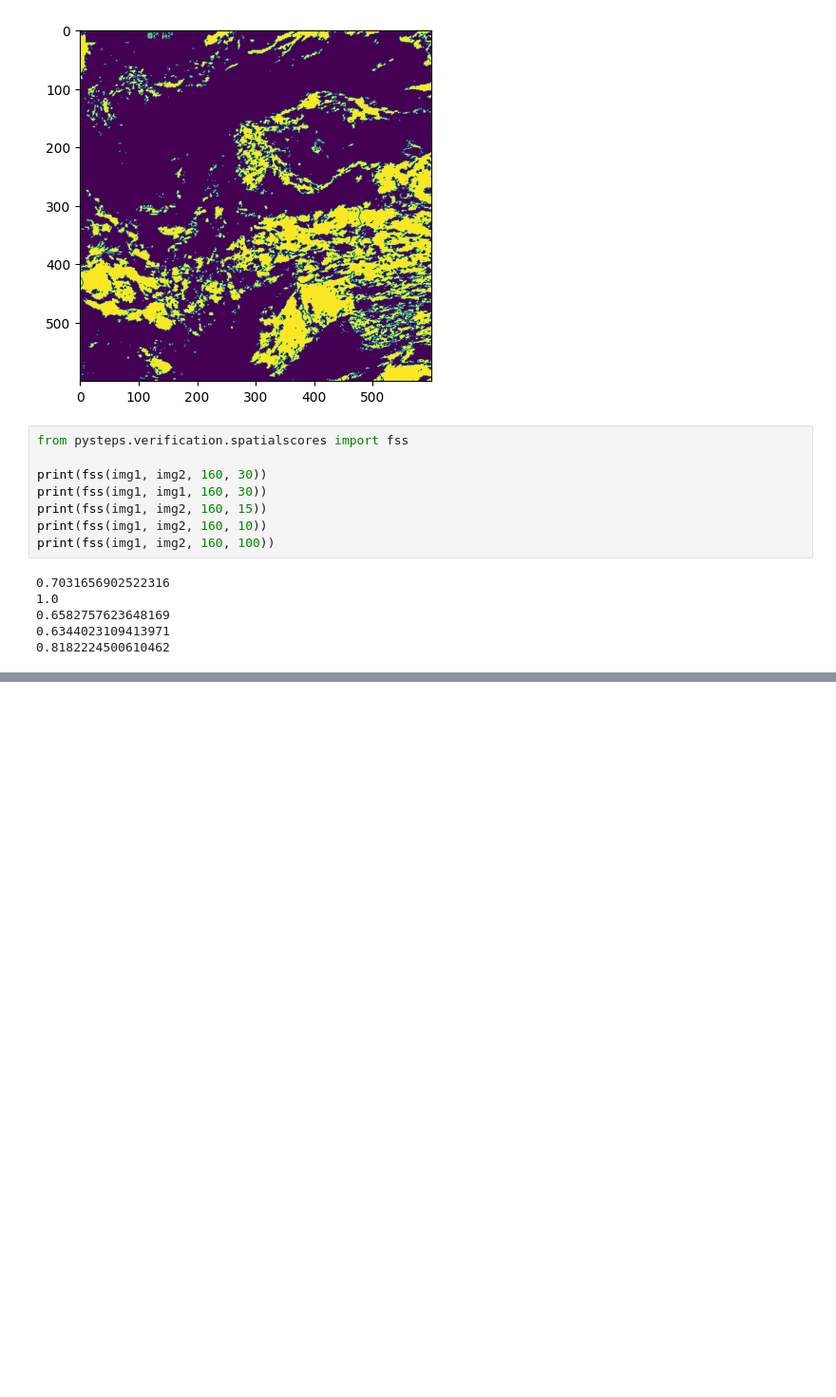
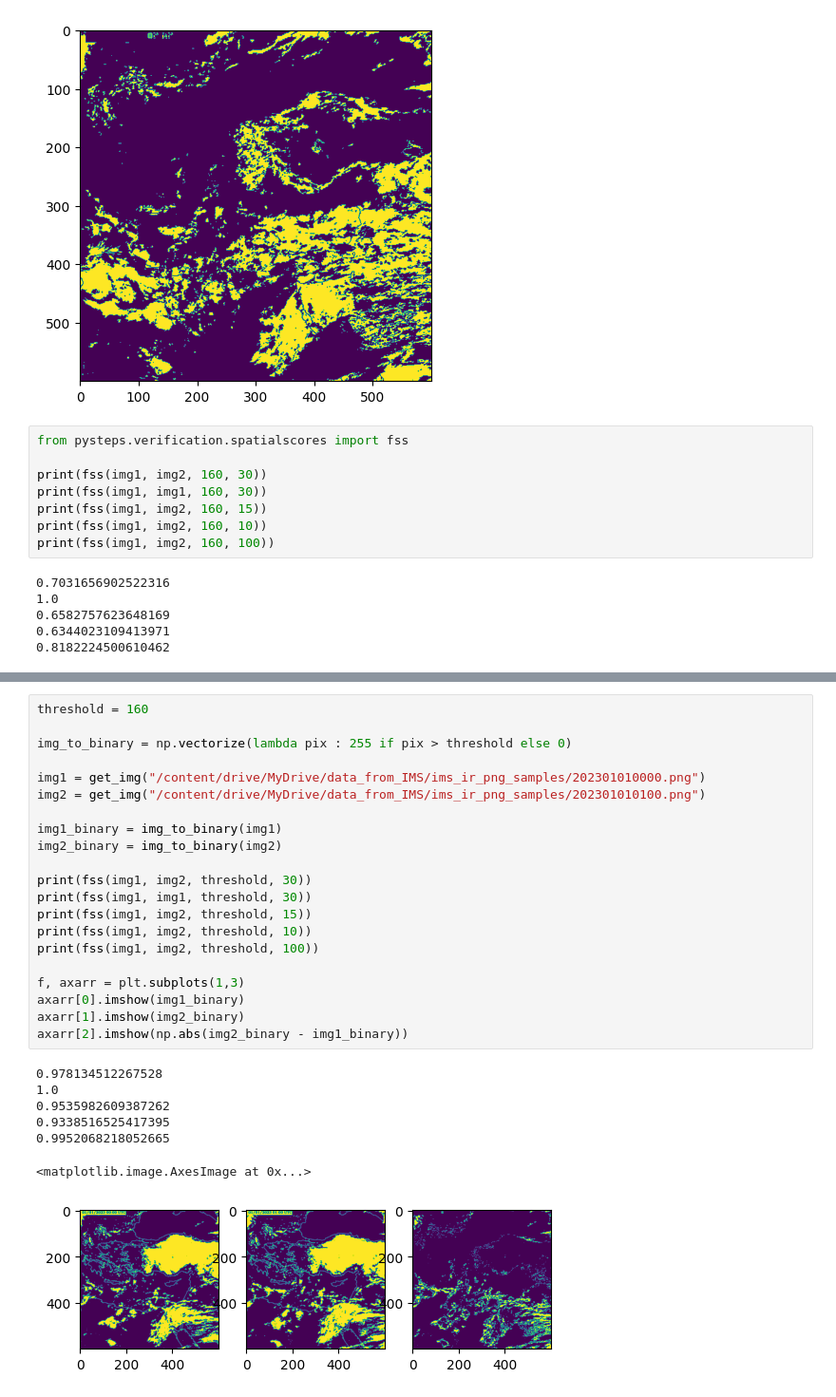
Before and after one commit to leahandofir/earthformer-inference-experiments, a Jupyter notebook: google_colab_experiments/ffs_library_drafts.ipynb, the cells around one changed output, grey strips where cells are left out. Shown at 95% size. Cells and saved outputs as stored; diff of their text form; blank space fills up the shorter version.

```diff
--- a/google_colab_experiments/ffs_library_drafts.ipynb
+++ b/google_colab_experiments/ffs_library_drafts.ipynb
@@ -103,0 +132,29 @@ print(fss(img1, img2, 160, 100))
+# %%
+threshold = 160
+
+img_to_binary = np.vectorize(lambda pix : 255 if pix > threshold else 0)
+
+img1 = get_img("/content/drive/MyDrive/data_from_IMS/ims_ir_png_samples/202301010000.png")
+img2 = get_img("/content/drive/MyDrive/data_from_IMS/ims_ir_png_samples/202301010100.png")
+
+img1_binary = img_to_binary(img1)
+img2_binary = img_to_binary(img2)
+
+print(fss(img1, img2, threshold, 30))
+print(fss(img1, img1, threshold, 30))
+print(fss(img1, img2, threshold, 15))
+print(fss(img1, img2, threshold, 10))
+print(fss(img1, img2, threshold, 100))
+
+f, axarr = plt.subplots(1,3)
+axarr[0].imshow(img1_binary)
+axarr[1].imshow(img2_binary)
+axarr[2].imshow(np.abs(img2_binary - img1_binary))
+# %% [output]
+0.978134512267528
+1.0
+0.9535982609387262
+0.9338516525417395
+0.9952068218052665
+<matplotlib.image.AxesImage at 0x...>
+[figure, added]
```
Also changed, not shown: parts of 5 cells of this notebook.
